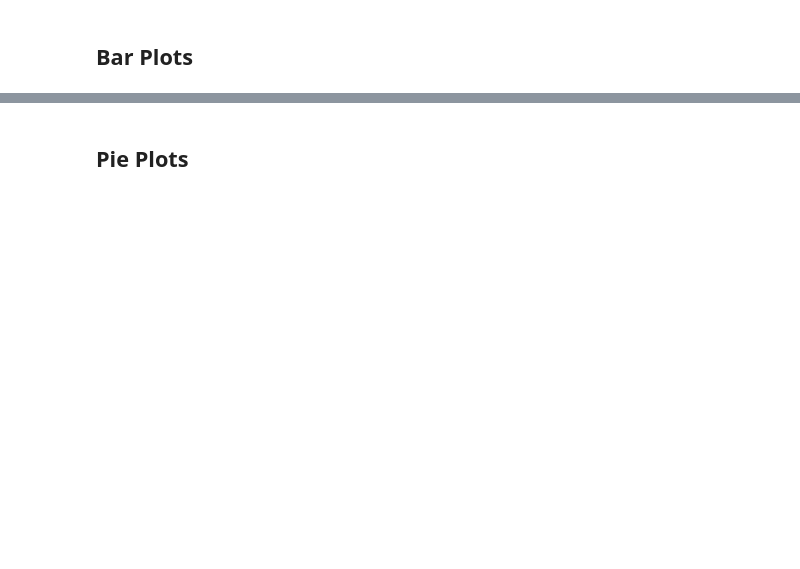
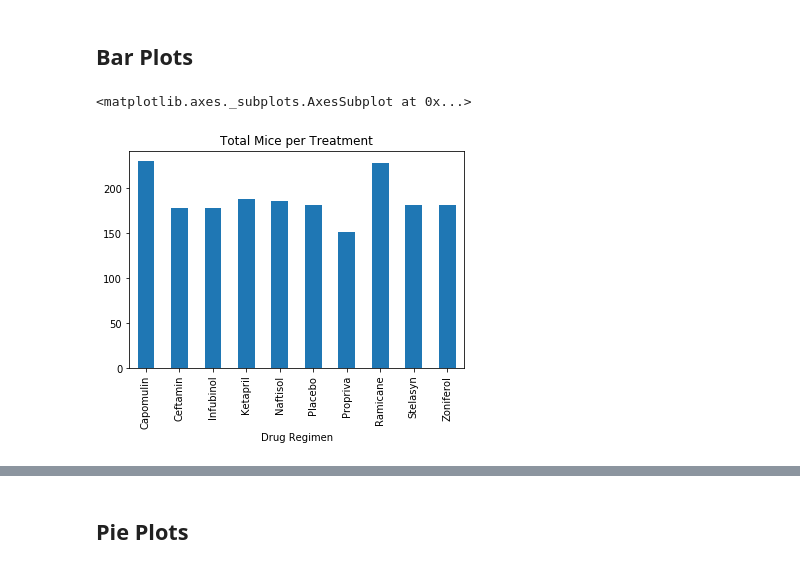
Before and after one commit to rmoesw01/matplotlib-challenge, a Jupyter notebook: Pymaceuticals/pymaceuticals_starter.ipynb, the cells around one changed output, grey strips where cells are left out. Drawn from its saved outputs; the diff is of its cells as text; code cells hidden in the pictures; blank space fills up the shorter version.

Commit message:
Added Plots

```diff
--- a/Pymaceuticals/pymaceuticals_starter.ipynb
+++ b/Pymaceuticals/pymaceuticals_starter.ipynb
@@ -61,4 +62,5 @@ Length: 1893, dtype: bool
 # %%
 # Create a clean DataFrame by dropping the duplicate mouse by its ID.
+clean_combined_data_df = combined_data_df.drop_duplicates(['Mouse ID', 'Timepoint'], keep=False, ignore_index=True)
 # %%
 # Checking the number of mice in the clean DataFrame.
@@ -71,4 +78,18 @@ Length: 1893, dtype: bool
 # %%
-# Generate a summary statistics table of mean, median, variance, standard deviation, and SEM of the tumor volume for each regimen
+# Generate a summary statistics table of mean, median, variance, standard deviation, and
+# SEM of the tumor volume for each regimen
+clean_grouped_df = clean_combined_data_df.groupby('Drug Regimen')
+grouped_mean = clean_grouped_df.mean()
+grouped_median = clean_grouped_df.median()
+grouped_variance = clean_grouped_df.var()
+grouped_stddev = clean_grouped_df.std()
+grouped_sem = clean_grouped_df.sem()
 
 # This method produces everything in a single groupby function.
+summary_stats_df = pd.DataFrame({'Mean': grouped_mean['Tumor Volume (mm3)'],
+                                 'Median': grouped_median['Tumor Volume (mm3)'],
+                                 'Variance': grouped_variance['Tumor Volume (mm3)'],
+                                 'Standard Deviation': grouped_stddev['Tumor Volume (mm3)'],
+                                 'SEM': grouped_sem['Tumor Volume (mm3)']
+                                })
+summary_stats_df
@@ -75,5 +109,15 @@ Length: 1893, dtype: bool
 # %% [markdown]
 ## Bar Plots
 # %%
-# Generate a bar plot showing the number of mice per time point for each treatment throughout the course of the study using pandas.
+# Generate a bar plot showing the number of mice per time point for each treatment
+# throughout the course of the study using pandas.
+# grouped_drug_time_df.plot.bar()
+# get count by mouse ID
+count_mice = clean_grouped_df['Mouse ID'].count()
+#create bar chart
+chart_mice = count_mice.plot.bar(x='Regimen',y='Mouse ID', title='Total Mice per Treatment')
+chart_mice
+# %% [output]
+<matplotlib.axes._subplots.AxesSubplot at 0x...>
+[figure, added]
 # %%
```
Also changed, not shown: parts of 18 cells of this notebook.
